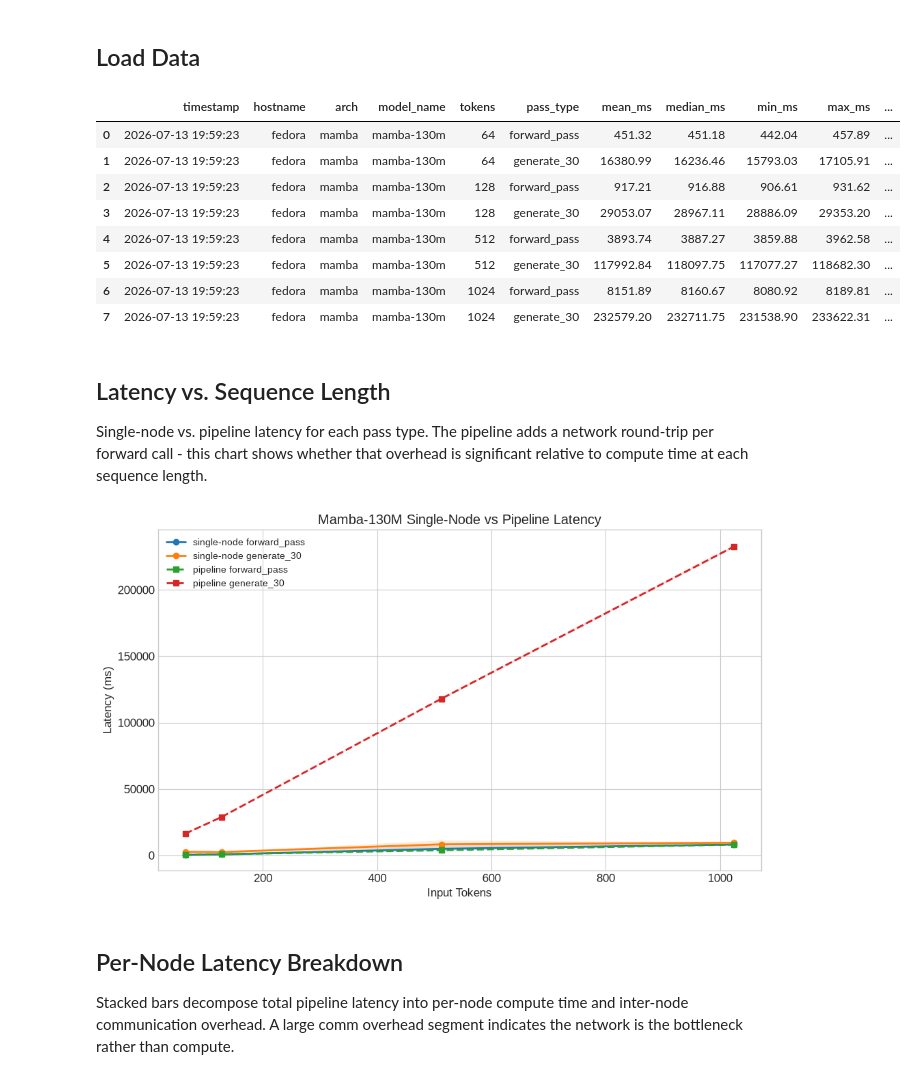
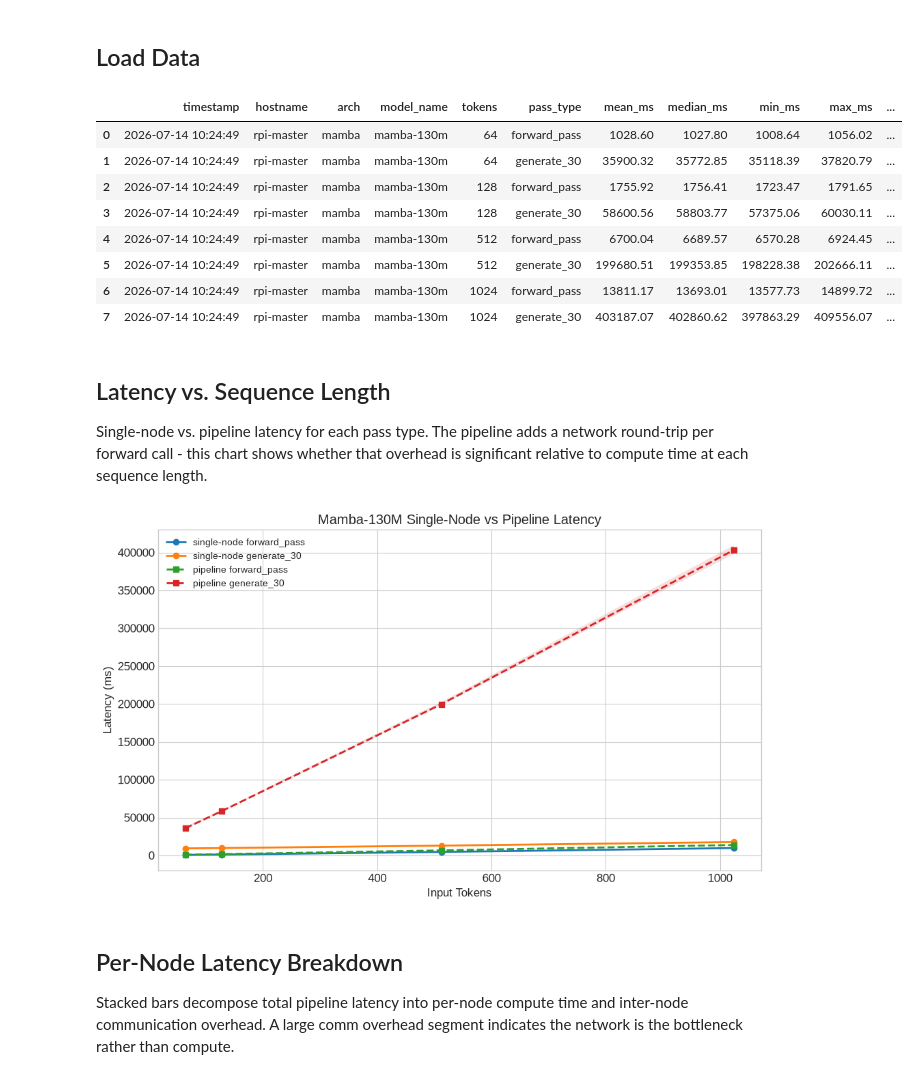
Before and after one commit to syedtaha22/PiSSM, a Jupyter notebook: notebooks/pipeline_comparison.ipynb, the cells around one changed output. Drawn from its saved outputs; the diff is of its cells as text; code cells hidden in the pictures.

```diff
--- a/notebooks/pipeline_comparison.ipynb
+++ b/notebooks/pipeline_comparison.ipynb
@@ -27,19 +27,19 @@ plt.rcParams["font.size"] = 12
 # %% [markdown]
 ## Load Data
 # %%
-sn = pd.read_csv("../benchmarks/single_node_baseline.csv")
-pp = pd.read_csv("../benchmarks/pipeline_baseline.csv")
+sn = pd.read_csv("../benchmarks/single_node_baseline_pi.csv")
+pp = pd.read_csv("../benchmarks/pipeline_baseline_pi.csv")
 pp
 # %% [output]
 |  | timestamp | hostname | arch | model_name | tokens | pass_type | mean_ms | median_ms | min_ms | max_ms | ... |
-| 0 | 2026-07-13 19:59:23 | fedora | mamba | mamba-130m | 64 | forward_pass | 451.32 | 451.18 | 442.04 | 457.89 | ... |
-| 1 | 2026-07-13 19:59:23 | fedora | mamba | mamba-130m | 64 | generate_30 | 16380.99 | 16236.46 | 15793.03 | 17105.91 | ... |
-| 2 | 2026-07-13 19:59:23 | fedora | mamba | mamba-130m | 128 | forward_pass | 917.21 | 916.88 | 906.61 | 931.62 | ... |
-| 3 | 2026-07-13 19:59:23 | fedora | mamba | mamba-130m | 128 | generate_30 | 29053.07 | 28967.11 | 28886.09 | 29353.20 | ... |
-| 4 | 2026-07-13 19:59:23 | fedora | mamba | mamba-130m | 512 | forward_pass | 3893.74 | 3887.27 | 3859.88 | 3962.58 | ... |
-| 5 | 2026-07-13 19:59:23 | fedora | mamba | mamba-130m | 512 | generate_30 | 117992.84 | 118097.75 | 117077.27 | 118682.30 | ... |
-| 6 | 2026-07-13 19:59:23 | fedora | mamba | mamba-130m | 1024 | forward_pass | 8151.89 | 8160.67 | 8080.92 | 8189.81 | ... |
-| 7 | 2026-07-13 19:59:23 | fedora | mamba | mamba-130m | 1024 | generate_30 | 232579.20 | 232711.75 | 231538.90 | 233622.31 | ... |
+| 0 | 2026-07-14 10:24:49 | rpi-master | mamba | mamba-130m | 64 | forward_pass | 1028.60 | 1027.80 | 1008.64 | 1056.02 | ... |
+| 1 | 2026-07-14 10:24:49 | rpi-master | mamba | mamba-130m | 64 | generate_30 | 35900.32 | 35772.85 | 35118.39 | 37820.79 | ... |
+| 2 | 2026-07-14 10:24:49 | rpi-master | mamba | mamba-130m | 128 | forward_pass | 1755.92 | 1756.41 | 1723.47 | 1791.65 | ... |
+| 3 | 2026-07-14 10:24:49 | rpi-master | mamba | mamba-130m | 128 | generate_30 | 58600.56 | 58803.77 | 57375.06 | 60030.11 | ... |
+| 4 | 2026-07-14 10:24:49 | rpi-master | mamba | mamba-130m | 512 | forward_pass | 6700.04 | 6689.57 | 6570.28 | 6924.45 | ... |
+| 5 | 2026-07-14 10:24:49 | rpi-master | mamba | mamba-130m | 512 | generate_30 | 199680.51 | 199353.85 | 198228.38 | 202666.11 | ... |
+| 6 | 2026-07-14 10:24:49 | rpi-master | mamba | mamba-130m | 1024 | forward_pass | 13811.17 | 13693.01 | 13577.73 | 14899.72 | ... |
+| 7 | 2026-07-14 10:24:49 | rpi-master | mamba | mamba-130m | 1024 | generate_30 | 403187.07 | 402860.62 | 397863.29 | 409556.07 | ... |
 # %% [markdown]
 ## Latency vs. Sequence Length
 
@@ -66,7 +66,7 @@ ax.legend(fontsize=10)
 plt.tight_layout()
 plt.show()
 # %% [output]
-[figure, old version]
+[figure, new version]
 # %% [markdown]
 ## Per-Node Latency Breakdown
 
```
Also changed, not shown: parts of 3 cells of this notebook.
